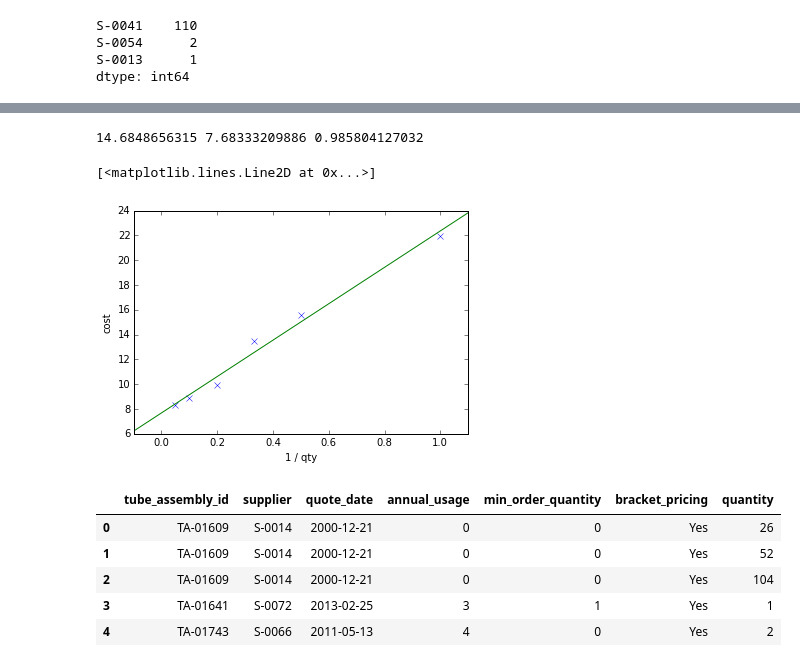
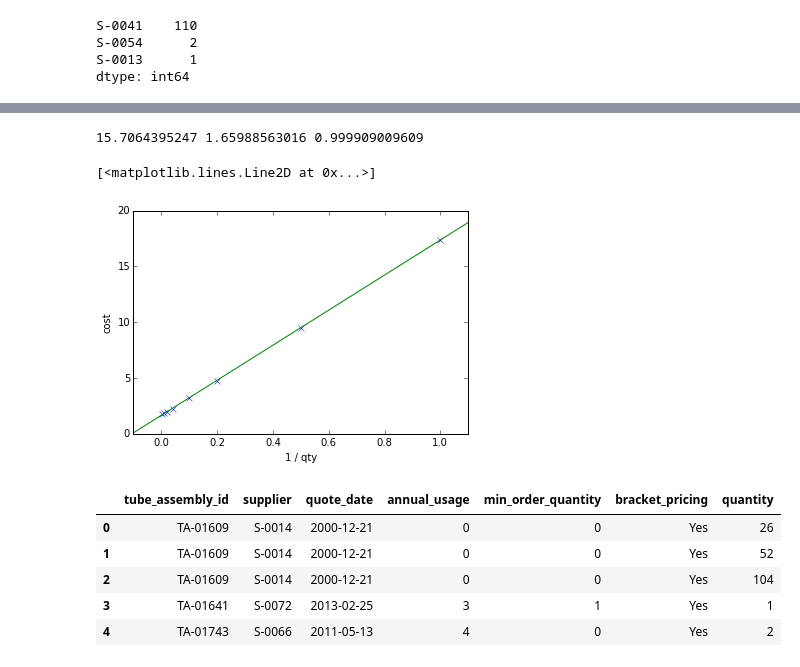
Before and after one commit to cberzan/kaggle-caterpillar, a Jupyter notebook: caterpillar-tube-pricing/bracket_pricing.ipynb, the cells around one changed output, grey strips where cells are left out. Saved outputs shown, nothing was run; the diff lists cells and outputs as text; code cells hidden in the pictures.

```diff
--- a/caterpillar-tube-pricing/bracket_pricing.ipynb
+++ b/caterpillar-tube-pricing/bracket_pricing.ipynb
@@ -15,5 +12,8 @@ X_train, y_train, X_test, y_test = get_dev_split(raw)
 # %% [output]
 Populating the interactive namespace from numpy and matplotlib
+# %%
+aug_train_set, aug_test_set = get_augmented_train_and_test_set()
+X_train, y_train, X_test, y_test = next(generate_xv_splits(aug_train_set))
 # %%
 raw['train_set'].supplier.value_counts()[:10]
 # %% [output]
@@ -236,10 +236,9 @@ taids
  'TA-20905',
  'TA-21148']
 # %%
-df = X_train.copy()
-df['cost'] = y_train
-taid = 'TA-18156'
-df = df[X_train.tube_assembly_id == taid]
+df = aug_train_set.copy()
+taid = 'TA-10796'
+df = df[aug_train_set.tube_assembly_id == taid]
 df
 # %% [output]
 |  | tube_assembly_id | supplier | quote_date | annual_usage | min_order_quantity | bracket_pricing | quantity | ... |
@@ -252,27 +254,27 @@ df
 # %%
 xs = 1.0 / df.quantity.values
-ys = df.cost
+ys = inverse_log_transform_y(df.log_cost)
 
 from sklearn.linear_model import LinearRegression
 reg = LinearRegression(fit_intercept=True)
 Xs = xs.reshape(len(xs), 1)
 reg.fit(Xs, ys)
 fixed_cost = reg.coef_[0]
 variable_cost = reg.intercept_
 r2 = reg.score(Xs, ys)
 print fixed_cost, variable_cost, r2
 
 plt.plot(xs, ys, 'x')
 plt.xlabel('1 / qty')
 plt.ylabel('cost')
 plt.xlim(-0.1, 1.1)
 xx = np.linspace(-0.1, 1.1, 100)
 yy = fixed_cost * xx + variable_cost
 plt.plot(xx, yy)
 # %% [output]
-14.6848656315 7.68333209886 0.985804127032
+15.7064395247 1.65988563016 0.999909009609
 [<matplotlib.lines.Line2D at 0x...>]
-[figure, old version]
+[figure, new version]
 # %%
 X_train[:5]
 # %% [output]
```
Also changed, not shown: parts of 2 cells of this notebook, 1 other file.
